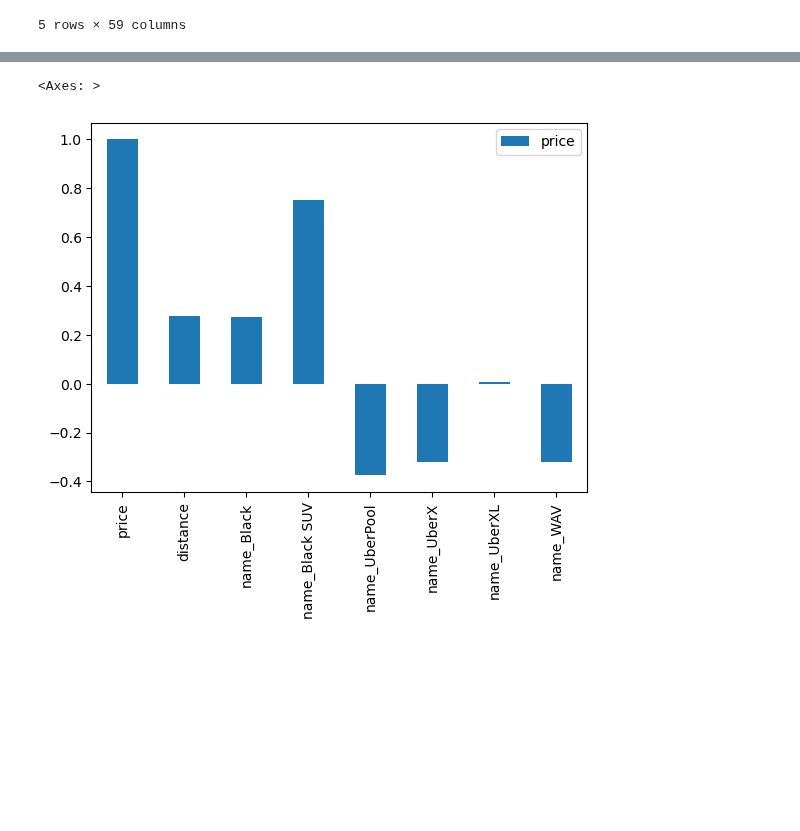
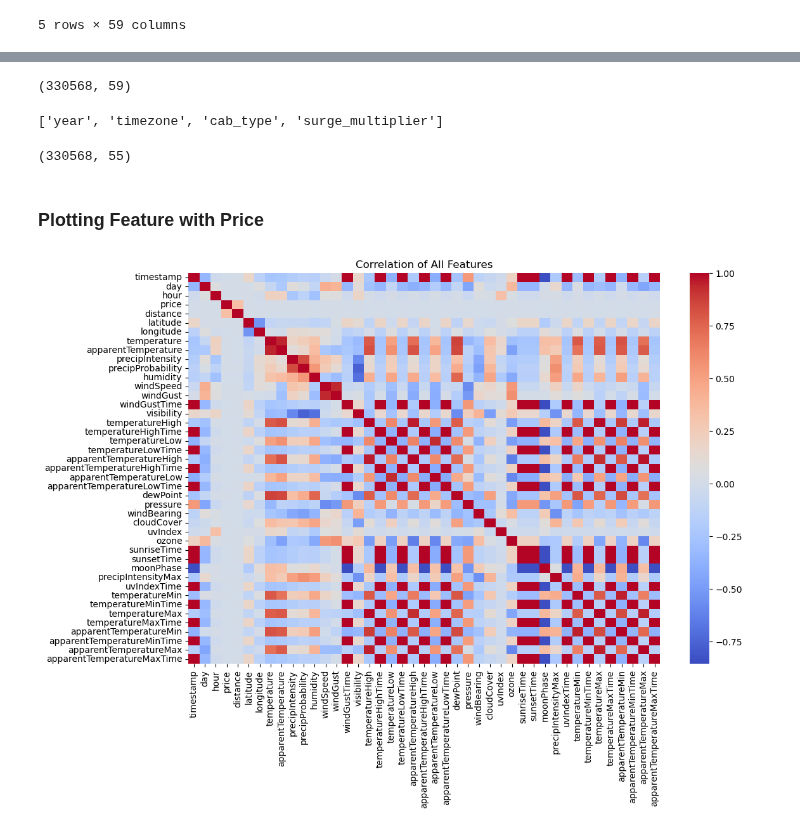
Before and after one commit to achchala/rideshare-predictive-pricing, a Jupyter notebook: notebooks/data_feature_engineering.ipynb, the cells around one changed output, grey strips where cells are left out. Drawn from its saved outputs; the diff is of its cells as text; code cells hidden in the pictures; blank space fills up the shorter version.

```diff
--- a/notebooks/data_feature_engineering.ipynb
+++ b/notebooks/data_feature_engineering.ipynb
@@ -351,3 +18,0 @@ ICON columns have little affect on price, so they will be removed.
-# %%
-df = df.drop(icon_cols[1:],axis=1)
-df.head()
@@ -405,3 +18,0 @@ Since only distance has a strong correlation with price, the rest will be droppe
-# %%
-df = df.drop(['hour', 'day', 'month_November', 'month_December'],axis=1)
-df.head()
@@ -437,3 +18,0 @@ These are therefore removed from the data.
-# %%
-out = np.where(df['price'] > 39)
-df.drop(out[0], inplace = True)
@@ -444,7 +19,28 @@ Distance and the type of ubers are the features that affect the price most signi
-# %%
-correlation=df.corr()[['price']]
-price_corr=correlation[(correlation['price']>0.0001)|(correlation['price']<-0.0001)]
-price_corr.plot.bar()
-# %% [output]
-<Axes: >
-[figure, removed]
+# %%
+df.shape
+# %% [output]
+(330568, 59)
+# %%
+# identify columns with constant values
+constant_columns = [col for col in df.columns if df[col].nunique() == 1]
+constant_columns
+# %% [output]
+['year', 'timezone', 'cab_type', 'surge_multiplier']
+# %%
+# drop columns with constant values
+df = df.loc[:, df.nunique(dropna=False) > 1]
+df.shape
+# %% [output]
+(330568, 55)
+# %% [markdown]
+### Plotting Feature with Price
+# %%
+# initially lets start off by determining the correlation of all features
+numeric_df = df.select_dtypes(include=[np.number])
+corr_matrix = numeric_df.corr()
+plt.figure(figsize=(12, 8))
+sns.heatmap(corr_matrix, fmt=".2f", cmap='coolwarm')
+plt.title("Correlation of All Features")
+plt.show()
+# %% [output]
+[figure, added]
```
Also changed, not shown: parts of 124 cells of this notebook.
